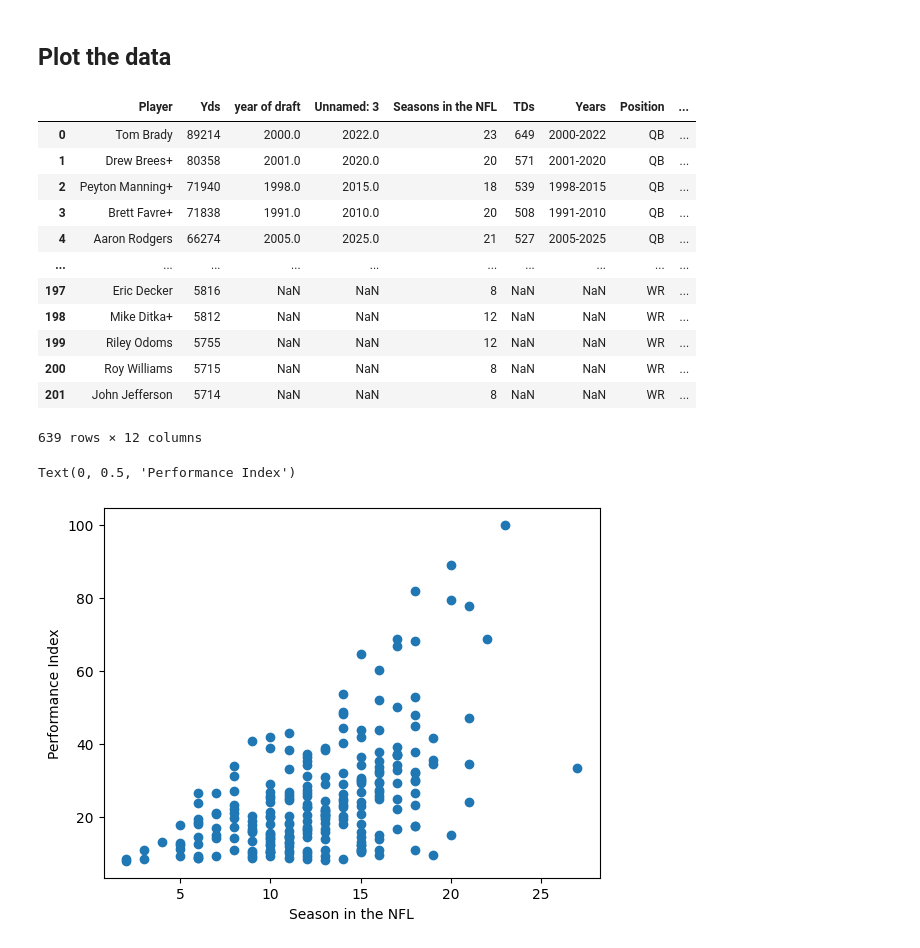
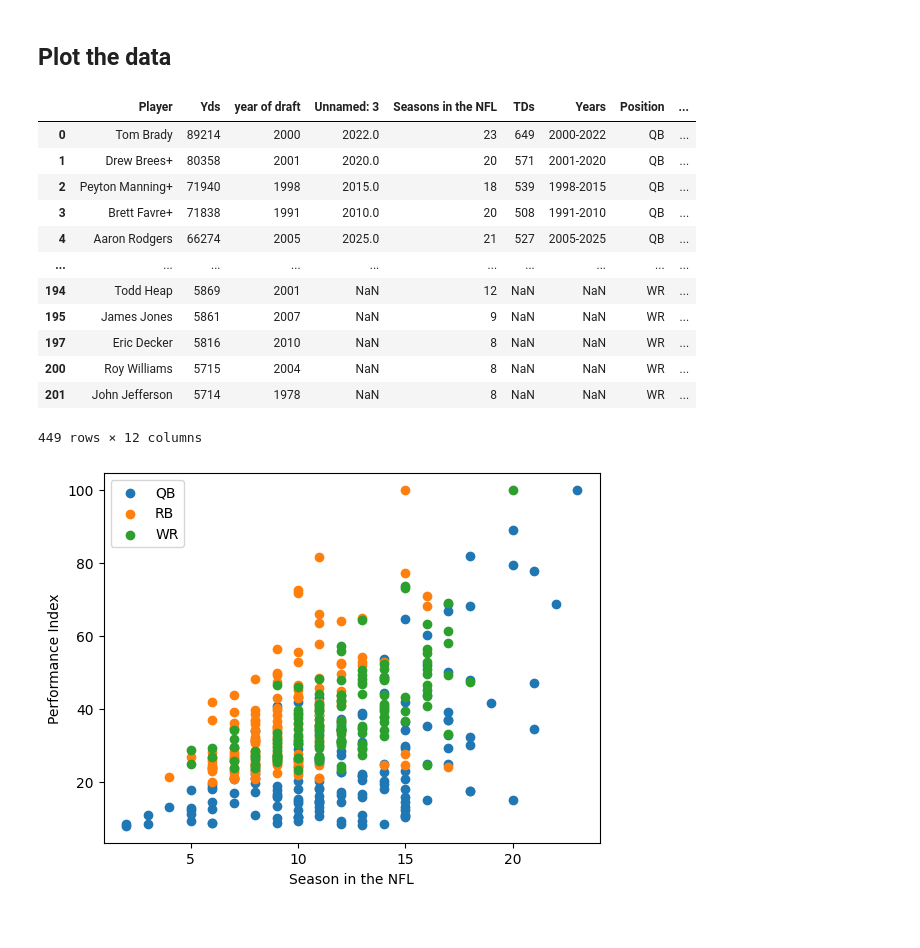
Before and after one commit to szmbalint/Causal_Inference_Project, a Jupyter notebook: Notebook/init_notebook.ipynb, the cells around one changed output. Cells and saved outputs as stored; diff of their text form; code cells hidden in the pictures.

```diff
--- a/Notebook/init_notebook.ipynb
+++ b/Notebook/init_notebook.ipynb
@@ -90,3 +90,5 @@ joined_WR_data.head()
 joined_QB_data['Position'] = 'QB'
 joined_RB_data['Position'] = 'RB'
 joined_WR_data['Position'] = 'WR'
+# %%
+joined_RB_data['year of draft'] = [int(joined_RB_data['Years_x'][i].split('-')[0]) for i in range(len(joined_RB_data))]
@@ -92,0 +111,3 @@ joined_WR_data['Position'] = 'WR'
+# %%
+joined_WR_data['year of draft'] = [int(joined_WR_data['Years_x'][i].split('-')[0]) for i in range(len(joined_WR_data))]
+joined_WR_data.drop(['Years_x', 'Years_y'], axis=1)
@@ -93,3 +130,7 @@ joined_WR_data['Position'] = 'WR'
+# %%
+joined_QB_data = joined_QB_data[joined_QB_data['year of draft'] >= 1978]
+joined_RB_data = joined_RB_data[joined_RB_data['year of draft'] >= 1978]
+joined_WR_data = joined_WR_data[joined_WR_data['year of draft'] >= 1978]
 # %% [markdown]
 ## Transfrom the Data
 # %%
@@ -111,22 +152,29 @@ joined_QB_data.head()
 pd.concat([joined_QB_data, joined_RB_data, joined_WR_data])
 # %% [output]
 |  | Player | Yds | year of draft | Unnamed: 3 | Seasons in the NFL | TDs | Years | Position | ... |
-| 0 | Tom Brady | 89214 | 2000.0 | 2022.0 | 23 | 649 | 2000-2022 | QB | ... |
-| 1 | Drew Brees+ | 80358 | 2001.0 | 2020.0 | 20 | 571 | 2001-2020 | QB | ... |
-| 2 | Peyton Manning+ | 71940 | 1998.0 | 2015.0 | 18 | 539 | 1998-2015 | QB | ... |
-| 3 | Brett Favre+ | 71838 | 1991.0 | 2010.0 | 20 | 508 | 1991-2010 | QB | ... |
-| 4 | Aaron Rodgers | 66274 | 2005.0 | 2025.0 | 21 | 527 | 2005-2025 | QB | ... |
+| 0 | Tom Brady | 89214 | 2000 | 2022.0 | 23 | 649 | 2000-2022 | QB | ... |
+| 1 | Drew Brees+ | 80358 | 2001 | 2020.0 | 20 | 571 | 2001-2020 | QB | ... |
+| 2 | Peyton Manning+ | 71940 | 1998 | 2015.0 | 18 | 539 | 1998-2015 | QB | ... |
+| 3 | Brett Favre+ | 71838 | 1991 | 2010.0 | 20 | 508 | 1991-2010 | QB | ... |
+| 4 | Aaron Rodgers | 66274 | 2005 | 2025.0 | 21 | 527 | 2005-2025 | QB | ... |
 | ... | ... | ... | ... | ... | ... | ... | ... | ... | ... |
-| 197 | Eric Decker | 5816 | NaN | NaN | 8 | NaN | NaN | WR | ... |
-| 198 | Mike Ditka+ | 5812 | NaN | NaN | 12 | NaN | NaN | WR | ... |
-| 199 | Riley Odoms | 5755 | NaN | NaN | 12 | NaN | NaN | WR | ... |
-| 200 | Roy Williams | 5715 | NaN | NaN | 8 | NaN | NaN | WR | ... |
-| 201 | John Jefferson | 5714 | NaN | NaN | 8 | NaN | NaN | WR | ... |
+| 194 | Todd Heap | 5869 | 2001 | NaN | 12 | NaN | NaN | WR | ... |
+| 195 | James Jones | 5861 | 2007 | NaN | 9 | NaN | NaN | WR | ... |
+| 197 | Eric Decker | 5816 | 2010 | NaN | 8 | NaN | NaN | WR | ... |
+| 200 | Roy Williams | 5715 | 2004 | NaN | 8 | NaN | NaN | WR | ... |
+| 201 | John Jefferson | 5714 | 1978 | NaN | 8 | NaN | NaN | WR | ... |
-639 rows × 12 columns
+449 rows × 12 columns
 # %%
-plt.scatter(joined_QB_data['Seasons in the NFL'], joined_QB_data['Performance-Index'])
+df = pd.concat([joined_QB_data, joined_RB_data, joined_WR_data])
+
+for pos, group in df.groupby('Position'):
+    plt.scatter(group['Seasons in the NFL'],
+                group['Performance-Index'],
+                label=pos)
+
 plt.xlabel("Season in the NFL")
 plt.ylabel("Performance Index")
+plt.legend()
+plt.show()
 # %% [output]
-Text(0, 0.5, 'Performance Index')
-[figure, old version]
+[figure, new version]
```
Also changed, not shown: parts of 3 cells of this notebook.
